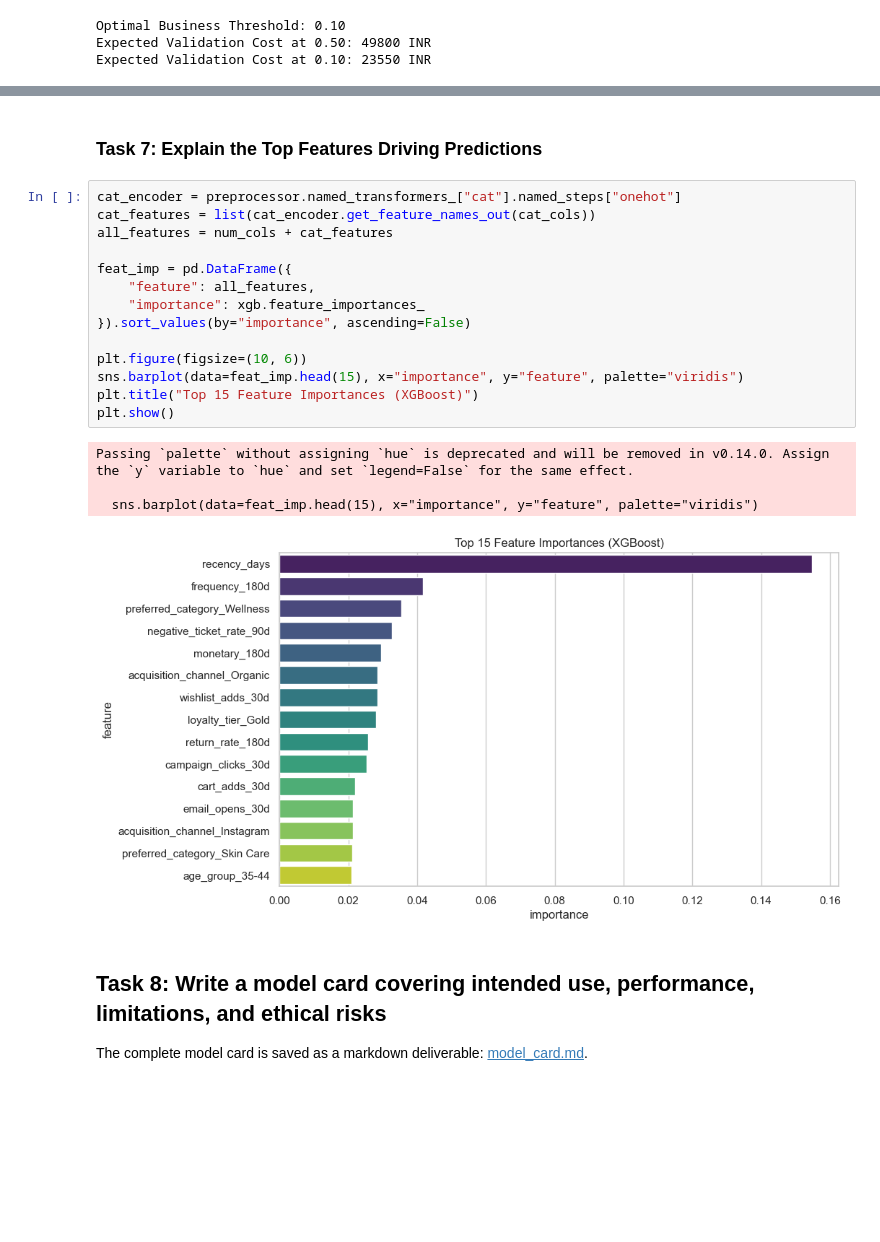
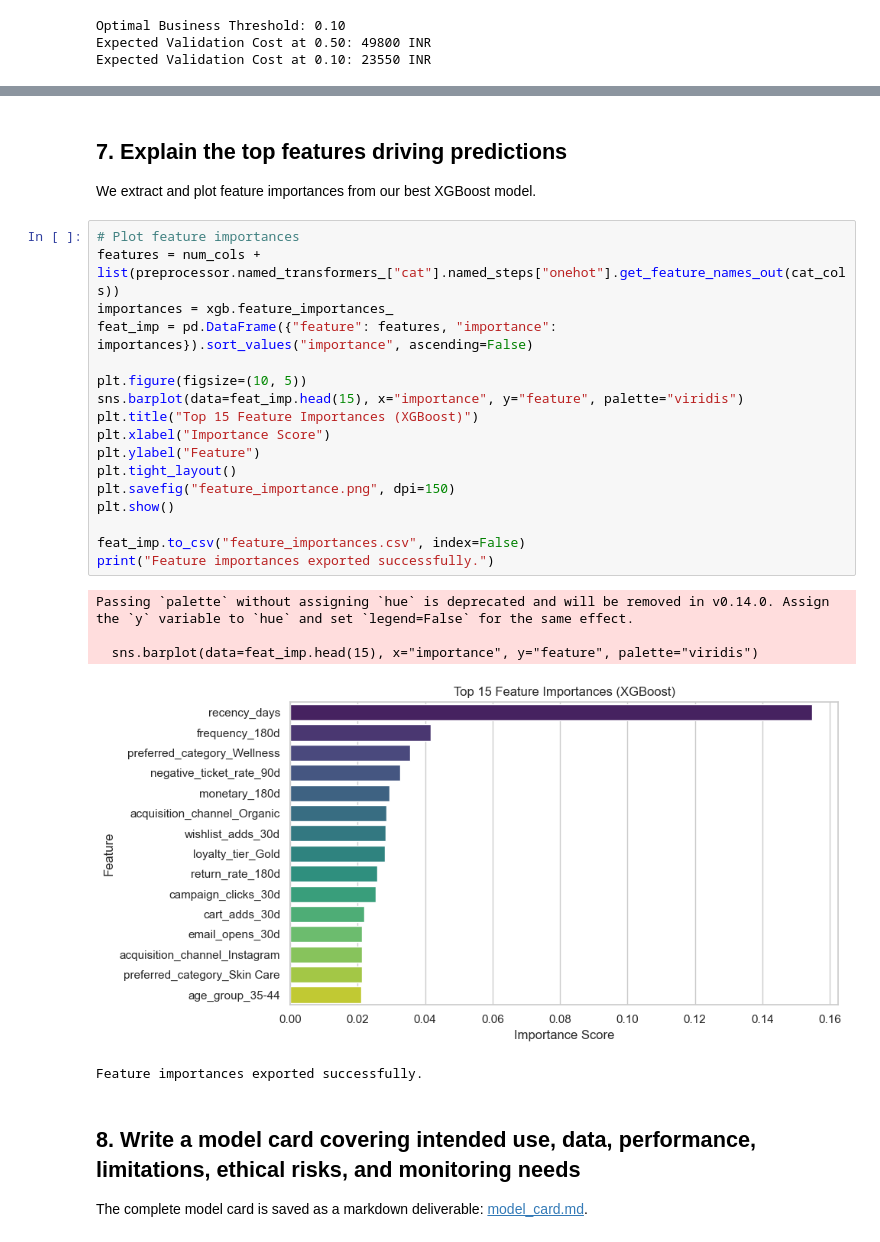
Before and after one commit to rahulor24/d2c-churn-part3, a Jupyter notebook: churn_model.ipynb, the cells around one changed output, grey strips where cells are left out. Saved outputs shown, nothing was run; the diff lists cells and outputs as text; blank space fills up the shorter version.

```diff
--- a/churn_model.ipynb
+++ b/churn_model.ipynb
@@ -215,27 +196,32 @@ customer_id  pred_prob  recency_days  frequency_180d  monetary_180d  ticket_coun
   CUST00247   0.325664            57               2         937.32                 0                   14 Not Enrolled
   CUST00278   0.482225            69               1         339.56                 1                   22 Not Enrolled
   CUST00379   0.384732            75               1         538.25                 0                    4 Not Enrolled
-# %% [markdown]
-### Task 7: Explain the Top Features Driving Predictions
+# %% [markdown]
+## 7. Explain the top features driving predictions
+We extract and plot feature importances from our best XGBoost model.
 # %%
-cat_encoder = preprocessor.named_transformers_["cat"].named_steps["onehot"]
-cat_features = list(cat_encoder.get_feature_names_out(cat_cols))
-all_features = num_cols + cat_features
+# Plot feature importances
+features = num_cols + list(preprocessor.named_transformers_["cat"].named_steps["onehot"].get_feature_names_out(cat_cols))
+importances = xgb.feature_importances_
+feat_imp = pd.DataFrame({"feature": features, "importance": importances}).sort_values("importance", ascending=False)
 
-feat_imp = pd.DataFrame({
-    "feature": all_features,
-    "importance": xgb.feature_importances_
-}).sort_values(by="importance", ascending=False)
-
-plt.figure(figsize=(10, 6))
+plt.figure(figsize=(10, 5))
 sns.barplot(data=feat_imp.head(15), x="importance", y="feature", palette="viridis")
 plt.title("Top 15 Feature Importances (XGBoost)")
+plt.xlabel("Importance Score")
+plt.ylabel("Feature")
+plt.tight_layout()
+plt.savefig("feature_importance.png", dpi=150)
 plt.show()
+
+feat_imp.to_csv("feature_importances.csv", index=False)
+print("Feature importances exported successfully.")
 # %% [output]
 Passing `palette` without assigning `hue` is deprecated and will be removed in v0.14.0. Assign the `y` variable to `hue` and set `legend=False` for the same effect.
 
   sns.barplot(data=feat_imp.head(15), x="importance", y="feature", palette="viridis")
-[figure, old version]
+[figure, new version]
+Feature importances exported successfully.
 # %% [markdown]
-## Task 8: Write a model card covering intended use, performance, limitations, and ethical risks
+## 8. Write a model card covering intended use, data, performance, limitations, ethical risks, and monitoring needs
 The complete model card is saved as a markdown deliverable: [model_card.md](file:///C:/Users/Lenovo/.gemini/antigravity/scratch/d2c_customer_churn/part3/model_card.md).
```
Also changed, not shown: parts of 23 cells of this notebook, 1 other file.
